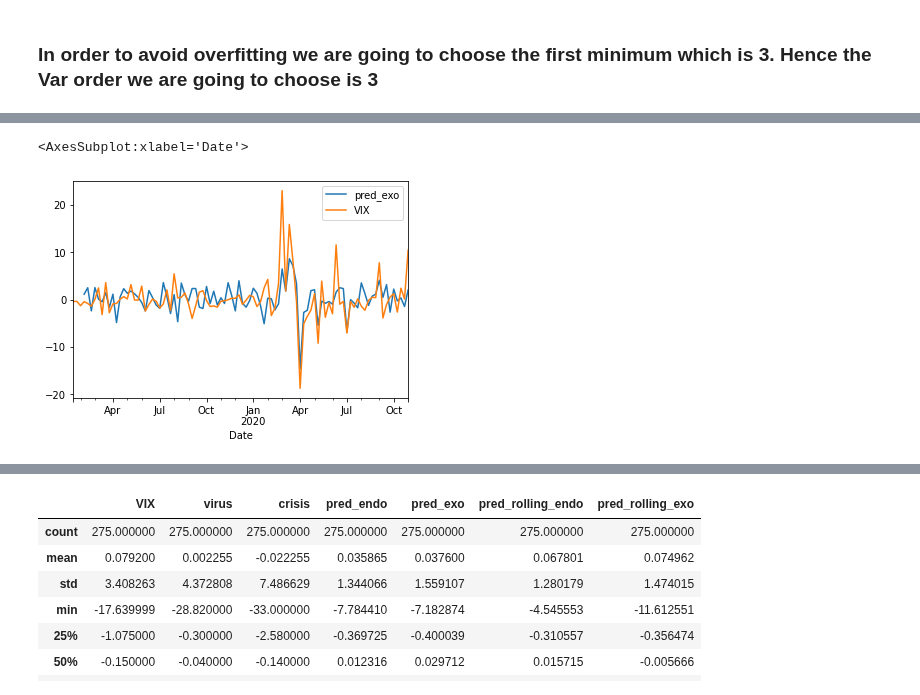
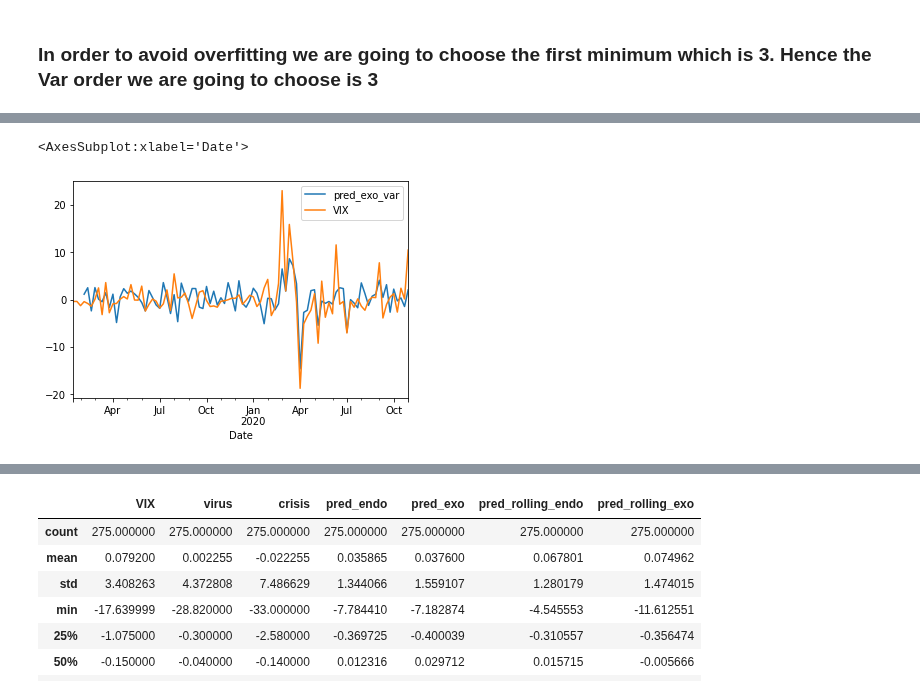
Before and after one commit to epfl-ada/ada-2020-project-milestone-p3-p3_tak, a Jupyter notebook: VIX.ipynb, the cells around one changed output, grey strips where cells are left out. Saved outputs shown, nothing was run; the diff lists cells and outputs as text; code cells hidden in the pictures.

```diff
--- a/VIX.ipynb
+++ b/VIX.ipynb
@@ -273,10 +273,10 @@ bankrupcy      -0.041921     -0.084552 -0.091622   1.000000  0.095439
 loan           -0.206193     -0.210255  0.445107   0.095439  1.000000
 # %%
 predictions_exo=result.fittedvalues['VIX']
-df_vix['pred_exo']=predictions_exo
-df_vix[['pred_exo','VIX']].plot()
+df_vix['pred_exo_var']=predictions_exo
+df_vix[['pred_exo_var','VIX']].plot()
 # %% [output]
 <AxesSubplot:xlabel='Date'>
-[figure, old version]
+[figure, new version]
 # %%
 from statsmodels.tsa.api import VARMAX
```
Also changed, not shown: parts of 13 cells of this notebook.
